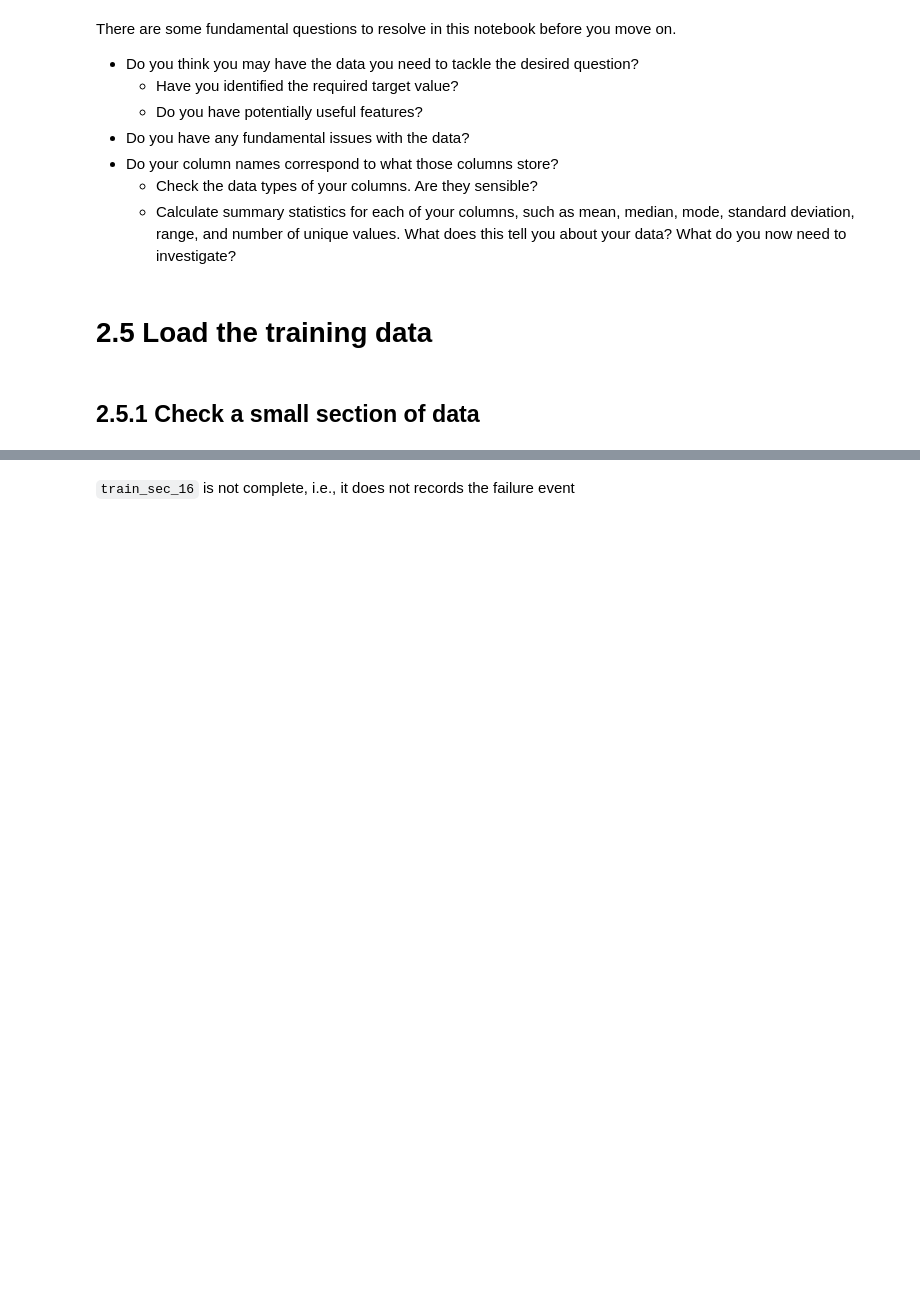
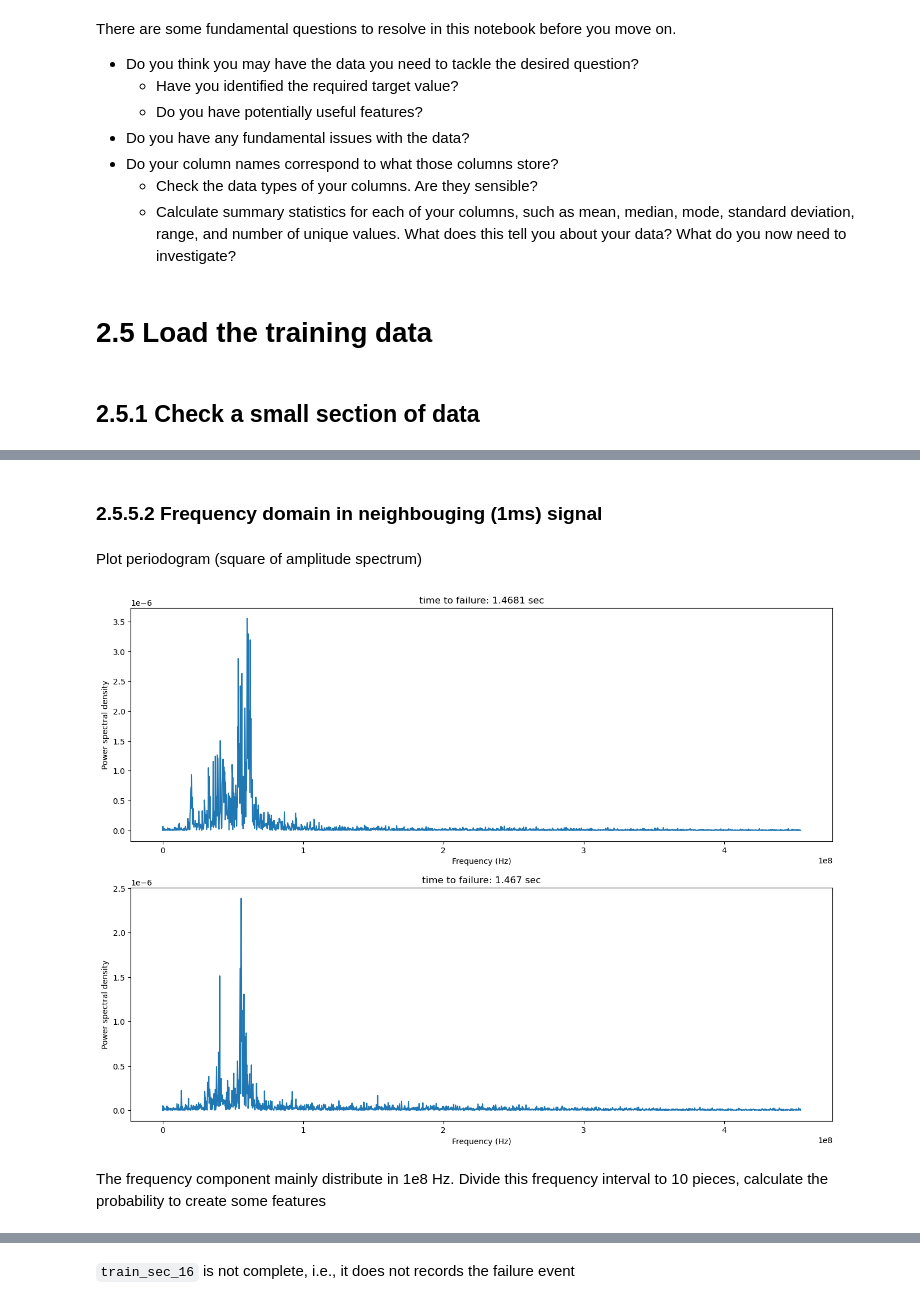
Before and after one commit to qq7933086/Laboratory_earthquake_time_prediction, a Jupyter notebook: Notebooks/02_data_wrangling.ipynb, the cells around one changed output, grey strips where cells are left out. Cells and saved outputs as stored; diff of their text form; code cells hidden in the pictures; blank space fills up the shorter version.

```diff
--- a/Notebooks/02_data_wrangling.ipynb
+++ b/Notebooks/02_data_wrangling.ipynb
@@ -109,0 +126,7 @@ The sampling rate is not a constant
+# %%
+# power spectrum density (square of amplitude spectrum)
+def psd(input_signal):
+    f, Pxx_den = signal.periodogram(input_signal, fs = 1/1.1e-9)
+    f_dom = f[np.argmax(Pxx_den)]
+    return f, Pxx_den, f_dom
+#     return f[np.argmax(Pxx_den)]
@@ -109,0 +151,7 @@ The sampling rate is not a constant
+# %%
+df_tr_sec['ttf_round'] = df_tr_sec['time_to_failure'].round(4).astype('str')
+df_agg = df_tr_sec.groupby('ttf_round')['acoustic_data'].agg(create_feature)
+df_agg = pd.DataFrame(df_agg.tolist(), index= df_agg.index, columns = ['ct', 'mean','median','std','iqr'])
+# df_agg.reset_index(inplace = True)
+# df_agg.ttf_round = df_agg.ttf_round.astype('float')
+df_agg.head()
@@ -109,0 +238,27 @@ The sampling rate is not a constant
+# %% [markdown]
+### 2.5.5.2 Frequency domain in neighbouging (1ms) signal
+# %% [markdown]
+Plot periodogram (square of amplitude spectrum)
+# %%
+row1 = df_tr_sec['ttf_round'] == df_tr_sec['ttf_round'].unique()[1]
+f1, Pxx_den1, f_dom1 = psd(df_tr_sec.loc[row1,'acoustic_data'])
+
+row2 = df_tr_sec['ttf_round'] == df_tr_sec['ttf_round'].unique()[2]
+f2, Pxx_den2, f_dom2 = psd(df_tr_sec.loc[row2,'acoustic_data'])
+
+fig, ax_list = plt.subplots(2,1,figsize=(16, 12), dpi=100 )
+ax = ax_list[0]
+ax.plot(f1,Pxx_den1)
+ax.set_ylabel('Power spectral density')
+ax.set_xlabel('Frequency (Hz)')
+ax.set_title('time to failure: ' + df_tr_sec['ttf_round'].unique()[1] + ' sec' )
+
+ax = ax_list[1]
+ax.plot(f2,Pxx_den2)
+ax.set_ylabel('Power spectral density')
+ax.set_xlabel('Frequency (Hz)')
+ax.set_title('time to failure: ' + df_tr_sec['ttf_round'].unique()[2] + ' sec' );
+# %% [output]
+[figure, added]
+# %% [markdown]
+The frequency component mainly distribute in 1e8 Hz. Divide this frequency interval to 10 pieces, calculate the probability to create some features
```
Also changed, not shown: parts of 39 cells of this notebook.
